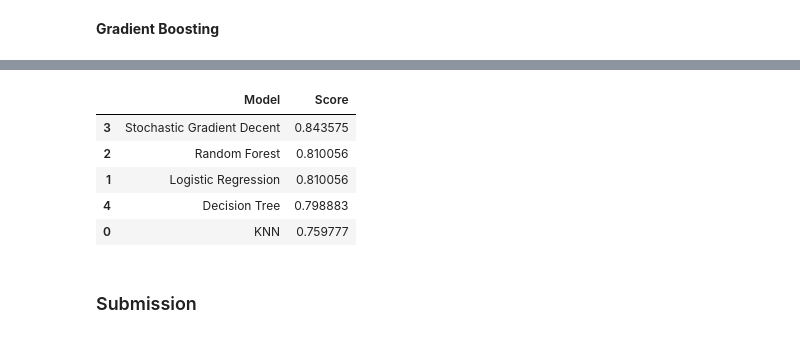
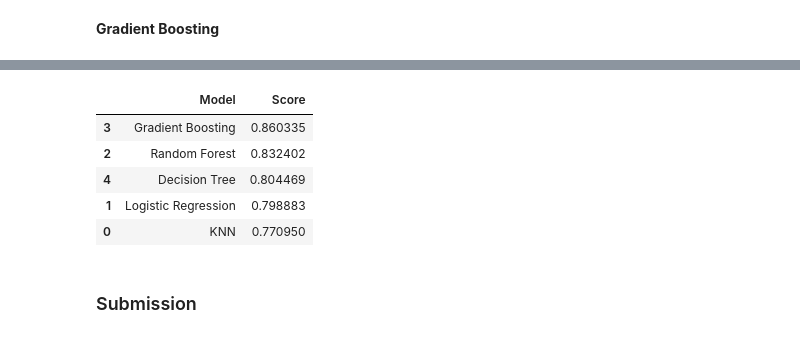
Before and after one commit to AlisaSk/Titanic-Competition, a Jupyter notebook: notebooks/titanic-solution.ipynb, the cells around one changed output, grey strips where cells are left out. Drawn from its saved outputs; the diff is of its cells as text; code cells hidden in the pictures.

```diff
--- a/notebooks/titanic-solution.ipynb
+++ b/notebooks/titanic-solution.ipynb
@@ -264,4 +284,4 @@ Name: Age, Length: 891, dtype: float64
 # %%
-df = df.drop(columns=['Name', 'Ticket','Fare','Cabin', 'SibSp', 'Parch', "age_group"])
+df = df.drop(columns=['Name', 'Ticket', 'SibSp', 'Parch'])
 df
 # %% [output]
@@ -303,5 +333,5 @@ memory usage: 41.9+ KB
 # %%
-# df['Age'] = df.groupby(['Pclass', 'Sex'])['Age'].transform(lambda x: x.fillna(x.median()))
+df['Age'] = df.groupby(['Pclass', 'Sex'])['Age'].transform(lambda x: x.fillna(x.median()))
 df.info()
 # %% [output]
 <class 'pandas.core.frame.DataFrame'>
@@ -380,10 +418,10 @@ Name: count, dtype: int64
 from sklearn.preprocessing import OneHotEncoder
 
 encoder = OneHotEncoder(sparse_output=False)
-encoded_features = encoder.fit_transform(df[['Sex', 'Embarked']])
-encoded_df = pd.DataFrame(encoded_features, columns=encoder.get_feature_names_out(['Sex', 'Embarked']))
-df_encoded = pd.concat([df.drop(columns=['Sex', 'Embarked']), encoded_df], axis=1)
+encoded_features = encoder.fit_transform(df[['Sex', 'Embarked', "Cabin"]])
+encoded_df = pd.DataFrame(encoded_features, columns=encoder.get_feature_names_out(['Sex', 'Embarked', "Cabin"]))
+df_encoded = pd.concat([df.drop(columns=['Sex', 'Embarked', "Cabin"]), encoded_df], axis=1)
 df = df_encoded
-df = df.drop(columns="Sex_male")
+df = df.drop(columns=["Cabin_nan", "Title", "IsAlone", "IsChild"])
 df
 # %% [output]
@@ -403,3 +441,8 @@ df
+# %%
+from sklearn.preprocessing import RobustScaler
+
+scaler = RobustScaler()
+df[['Age', 'Fare', 'FamilySize']] = scaler.fit_transform(df[['Age', 'Fare', 'FamilySize']])
 # %% [markdown]
 ### Models selections and training
 1) divide into train and test
@@ -577,19 +613,19 @@ weighted avg       0.85      0.84      0.84       179
 # %%
 models = pd.DataFrame({
     'Model': ['KNN', 'Logistic Regression',
               'Random Forest',
-              'Stochastic Gradient Decent',
+              'Gradient Boosting',
               'Decision Tree'],
     'Score': [knn_acc, log_reg_acc,
               forest_acc, gb_acc, tree_acc]})
 models.sort_values(by='Score', ascending=False)
 # %% [output]
 |  | Model | Score |
-| 3 | Stochastic Gradient Decent | 0.843575 |
-| 2 | Random Forest | 0.810056 |
-| 1 | Logistic Regression | 0.810056 |
-| 4 | Decision Tree | 0.798883 |
-| 0 | KNN | 0.759777 |
+| 3 | Gradient Boosting | 0.860335 |
+| 2 | Random Forest | 0.832402 |
+| 4 | Decision Tree | 0.804469 |
+| 1 | Logistic Regression | 0.798883 |
+| 0 | KNN | 0.770950 |
 # %% [markdown]
 ### Submission
 # %%
```
Also changed, not shown: parts of 26 cells of this notebook, 2 other files.
